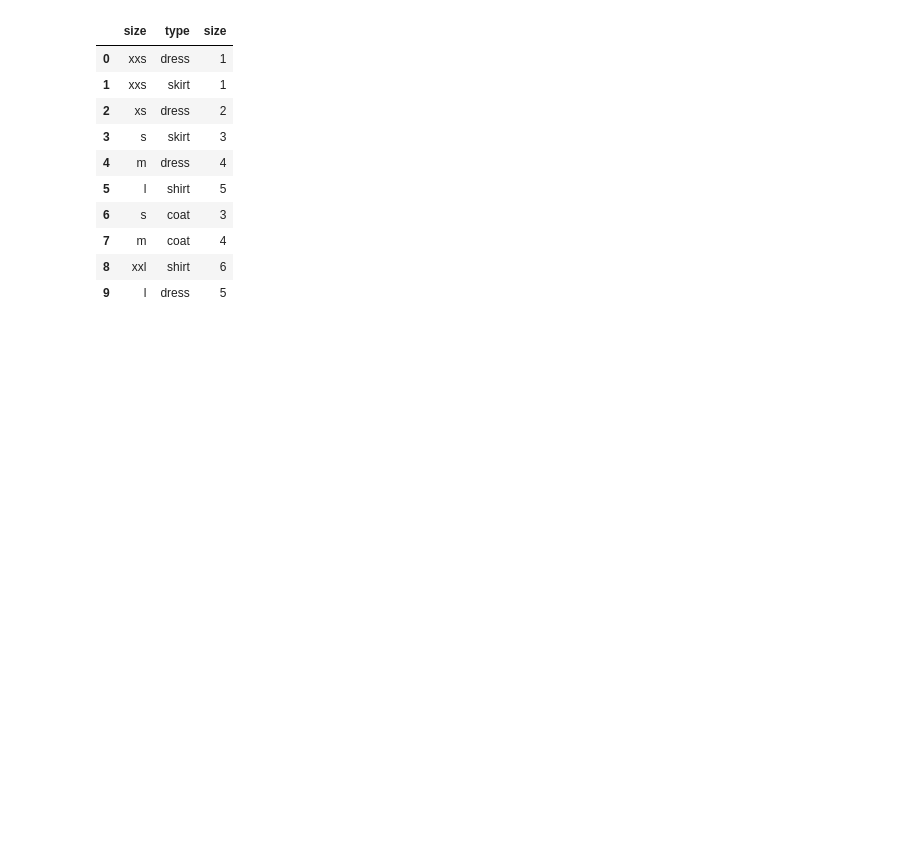
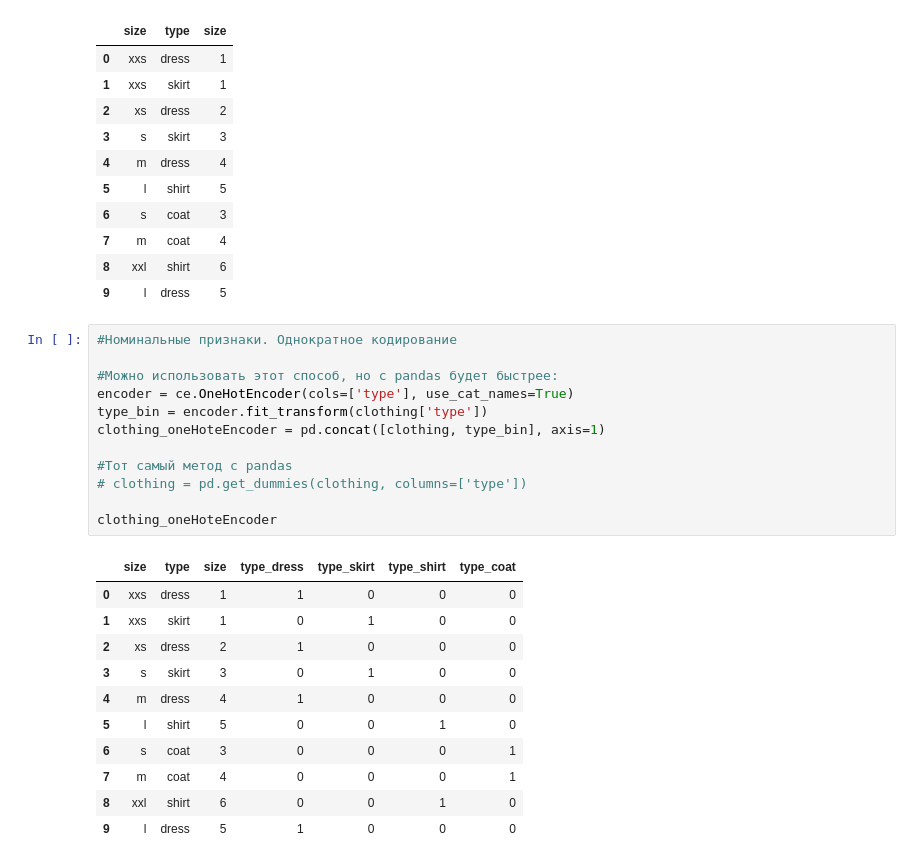
Before and after one commit to Elancinos/SF_DS_COURSE, a Jupyter notebook: Studies/EDA-3/EDA-3_date-time_and_categorial.ipynb, the cells around one changed output. Drawn from its saved outputs; the diff is of its cells as text; blank space fills up the shorter version.

```diff
--- a/Studies/EDA-3/EDA-3_date-time.ipynb
+++ b/Studies/EDA-3/EDA-3_date-time_and_categorial.ipynb
@@ -122,3 +124,27 @@ clothing
 | 7 | m | coat | 4 |
 | 8 | xxl | shirt | 6 |
 | 9 | l | dress | 5 |
+# %%
+#Номинальные признаки. Однократное кодирование
+
+#Можно использовать этот способ, но с pandas будет быстрее:
+encoder = ce.OneHotEncoder(cols=['type'], use_cat_names=True)
+type_bin = encoder.fit_transform(clothing['type'])
+clothing_oneHoteEncoder = pd.concat([clothing, type_bin], axis=1)
+
+#Тот самый метод с pandas
+# clothing = pd.get_dummies(clothing, columns=['type'])
+
+clothing_oneHoteEncoder
+# %% [output]
+|  | size | type | size | type_dress | type_skirt | type_shirt | type_coat |
+| 0 | xxs | dress | 1 | 1 | 0 | 0 | 0 |
+| 1 | xxs | skirt | 1 | 0 | 1 | 0 | 0 |
+| 2 | xs | dress | 2 | 1 | 0 | 0 | 0 |
+| 3 | s | skirt | 3 | 0 | 1 | 0 | 0 |
+| 4 | m | dress | 4 | 1 | 0 | 0 | 0 |
+| 5 | l | shirt | 5 | 0 | 0 | 1 | 0 |
+| 6 | s | coat | 3 | 0 | 0 | 0 | 1 |
+| 7 | m | coat | 4 | 0 | 0 | 0 | 1 |
+| 8 | xxl | shirt | 6 | 0 | 0 | 1 | 0 |
+| 9 | l | dress | 5 | 1 | 0 | 0 | 0 |
```
Also changed, not shown: parts of 2 cells of this notebook, 2 other files.
